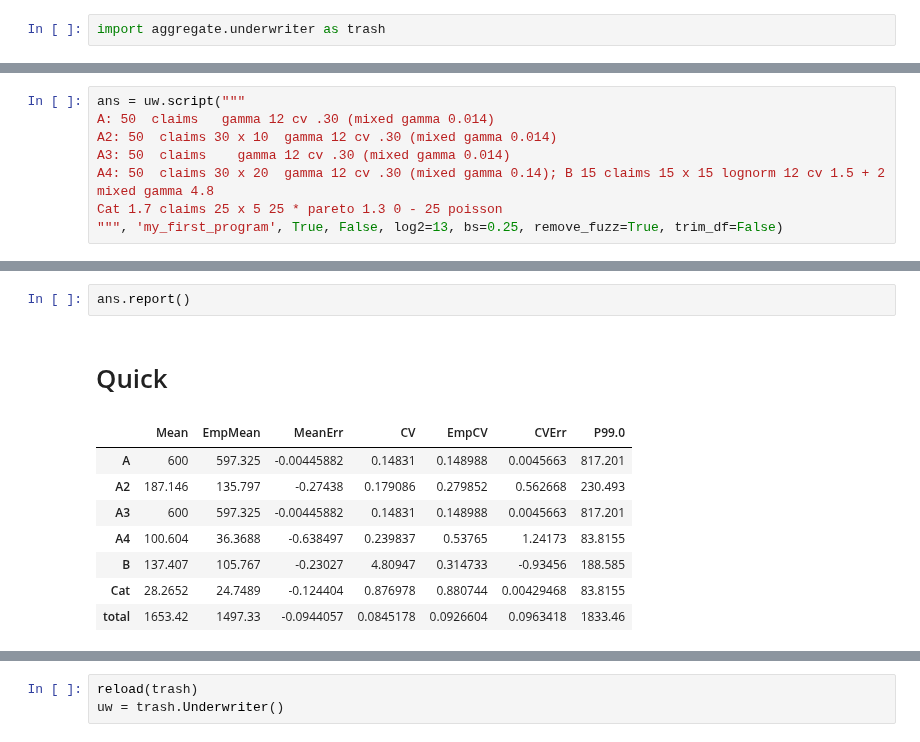
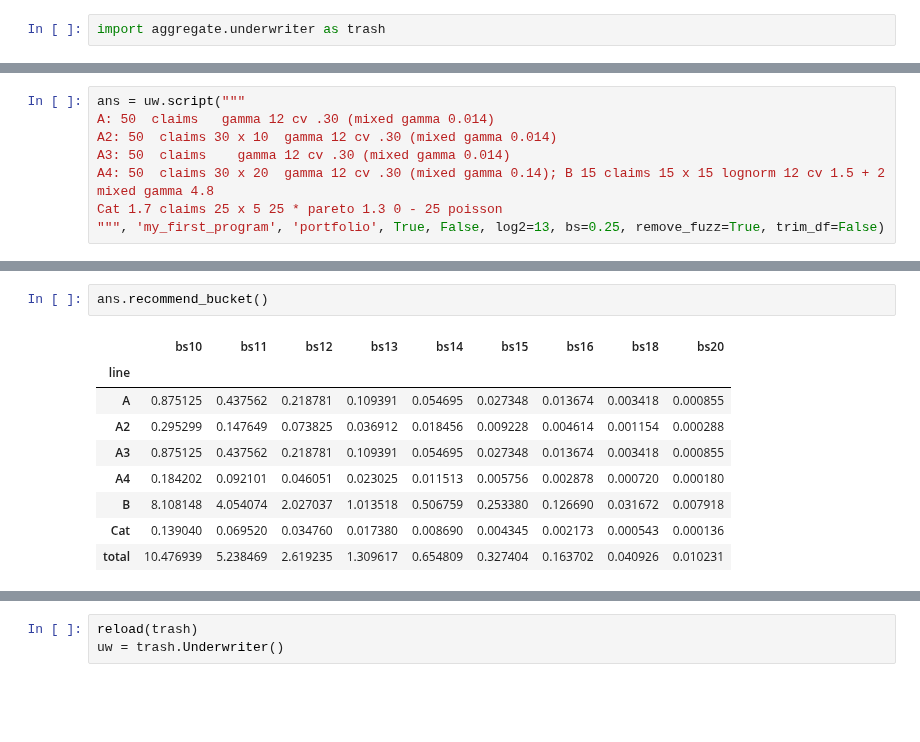
Before and after one commit to mynl/aggregate, a Jupyter notebook: examples/basic_examples.ipynb, the cells around one changed output, grey strips where cells are left out. Drawn from its saved outputs; the diff is of its cells as text; blank space fills up the shorter version.

```diff
--- a/examples/basic_examples.ipynb
+++ b/examples/basic_examples.ipynb
@@ -406,4 +303,4 @@ A2: 50  claims 30 x 10  gamma 12 cv .30 (mixed gamma 0.014)
 A3: 50  claims    gamma 12 cv .30 (mixed gamma 0.014)
 A4: 50  claims 30 x 20  gamma 12 cv .30 (mixed gamma 0.14); B 15 claims 15 x 15 lognorm 12 cv 1.5 + 2 mixed gamma 4.8
 Cat 1.7 claims 25 x 5 25 * pareto 1.3 0 - 25 poisson
-""", 'my_first_program', True, False, log2=13, bs=0.25, remove_fuzz=True, trim_df=False)
+""", 'my_first_program', 'portfolio', True, False, log2=13, bs=0.25, remove_fuzz=True, trim_df=False)
@@ -423,12 +307,12 @@ Cat [ 5.] [ 25.]
 # %%
-ans.report()
+ans.recommend_bucket()
 # %% [output]
-Quick
-|  | Mean | EmpMean | MeanErr | CV | EmpCV | CVErr | P99.0 |
-| A | 600 | 597.325 | -0.00445882 | 0.14831 | 0.148988 | 0.0045663 | 817.201 |
-| A2 | 187.146 | 135.797 | -0.27438 | 0.179086 | 0.279852 | 0.562668 | 230.493 |
-| A3 | 600 | 597.325 | -0.00445882 | 0.14831 | 0.148988 | 0.0045663 | 817.201 |
-| A4 | 100.604 | 36.3688 | -0.638497 | 0.239837 | 0.53765 | 1.24173 | 83.8155 |
-| B | 137.407 | 105.767 | -0.23027 | 4.80947 | 0.314733 | -0.93456 | 188.585 |
-| Cat | 28.2652 | 24.7489 | -0.124404 | 0.876978 | 0.880744 | 0.00429468 | 83.8155 |
-| total | 1653.42 | 1497.33 | -0.0944057 | 0.0845178 | 0.0926604 | 0.0963418 | 1833.46 |
+|  | bs10 | bs11 | bs12 | bs13 | bs14 | bs15 | bs16 | bs18 | bs20 |
+| line |  |  |  |  |  |  |  |  |  |
+| A | 0.875125 | 0.437562 | 0.218781 | 0.109391 | 0.054695 | 0.027348 | 0.013674 | 0.003418 | 0.000855 |
+| A2 | 0.295299 | 0.147649 | 0.073825 | 0.036912 | 0.018456 | 0.009228 | 0.004614 | 0.001154 | 0.000288 |
+| A3 | 0.875125 | 0.437562 | 0.218781 | 0.109391 | 0.054695 | 0.027348 | 0.013674 | 0.003418 | 0.000855 |
+| A4 | 0.184202 | 0.092101 | 0.046051 | 0.023025 | 0.011513 | 0.005756 | 0.002878 | 0.000720 | 0.000180 |
+| B | 8.108148 | 4.054074 | 2.027037 | 1.013518 | 0.506759 | 0.253380 | 0.126690 | 0.031672 | 0.007918 |
+| Cat | 0.139040 | 0.069520 | 0.034760 | 0.017380 | 0.008690 | 0.004345 | 0.002173 | 0.000543 | 0.000136 |
+| total | 10.476939 | 5.238469 | 2.619235 | 1.309617 | 0.654809 | 0.327404 | 0.163702 | 0.040926 | 0.010231 |
```
Also changed, not shown: parts of 38 cells of this notebook, 5 other files.
